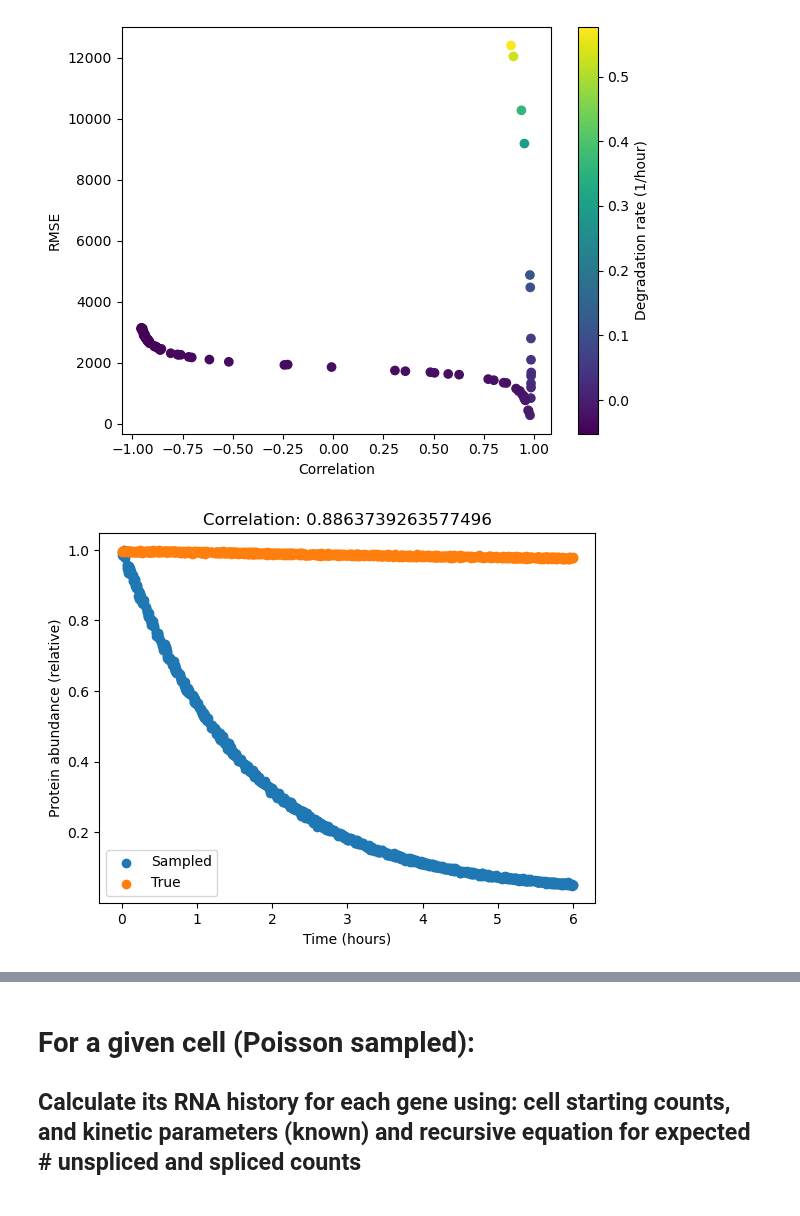
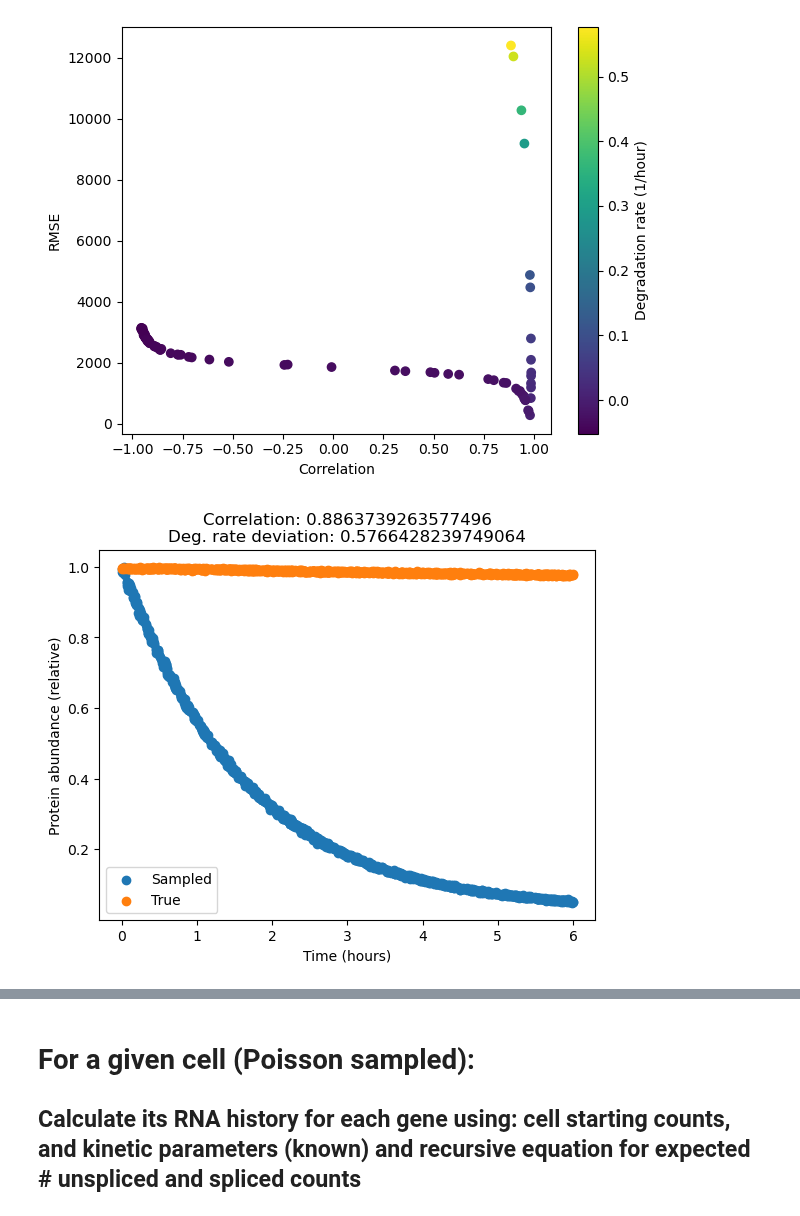
Before and after one commit to reliscu/chronocell_simulations, a Jupyter notebook: simulate_protein_imputation.ipynb, the cells around one changed output, grey strips where cells are left out. Cells and saved outputs as stored; diff of their text form; code cells hidden in the pictures.

Commit message:
exploring impact of using the wrong translation or degradation rate on protein estimates

```diff
--- a/simulate_protein_imputation.ipynb
+++ b/simulate_protein_imputation.ipynb
@@ -145,14 +145,17 @@ plt.show()
 # %% [output]
 [figure]
 # %%
-max_deg_idx = np.argmax(sampled_deg_rates[gene_idx, :])
-cor = np.corrcoef(P_sampled_deg_observed[max_deg_idx, :, gene_idx], P_observed[:, idx])[0, 1]
+max_deg_sample_idx = np.argmax(sampled_deg_rates[gene_idx, :])
+cor = np.corrcoef(P_sampled_deg_observed[max_deg_sample_idx, :, gene_idx], P_observed[:, idx])[0, 1]
+deg_dev = sampled_deg_rates[gene_idx, max_deg_sample_idx] - phi[gene_idx, -1]
 
-plt.scatter(true_t, P_sampled_deg_observed[max_deg_idx, :, gene_idx]/np.max(P_sampled_deg_observed[max_deg_idx, :, gene_idx]), label="Sampled")
-plt.scatter(true_t, P_observed[:, idx]/np.max(P_observed[:, idx]), label="True");
-plt.title(f"Correlation: {cor}");
+plt.scatter(true_t,
+            P_sampled_deg_observed[max_deg_sample_idx, :, gene_idx] / np.max(P_sampled_deg_observed[max_deg_sample_idx, :, gene_idx]),
+            label="Sampled")
+plt.scatter(true_t, P_observed[:, idx] / np.max(P_observed[:, idx]), label="True");
+plt.title(f"Correlation: {cor}\nDeg. rate deviation: {deg_dev}");
 plt.xlabel("Time (hours)");
 plt.ylabel("Protein abundance (relative)");
 plt.legend();
 # %% [output]
-[figure, old version]
+[figure, new version]
```
Also changed, not shown: parts of 1 cell of this notebook.
